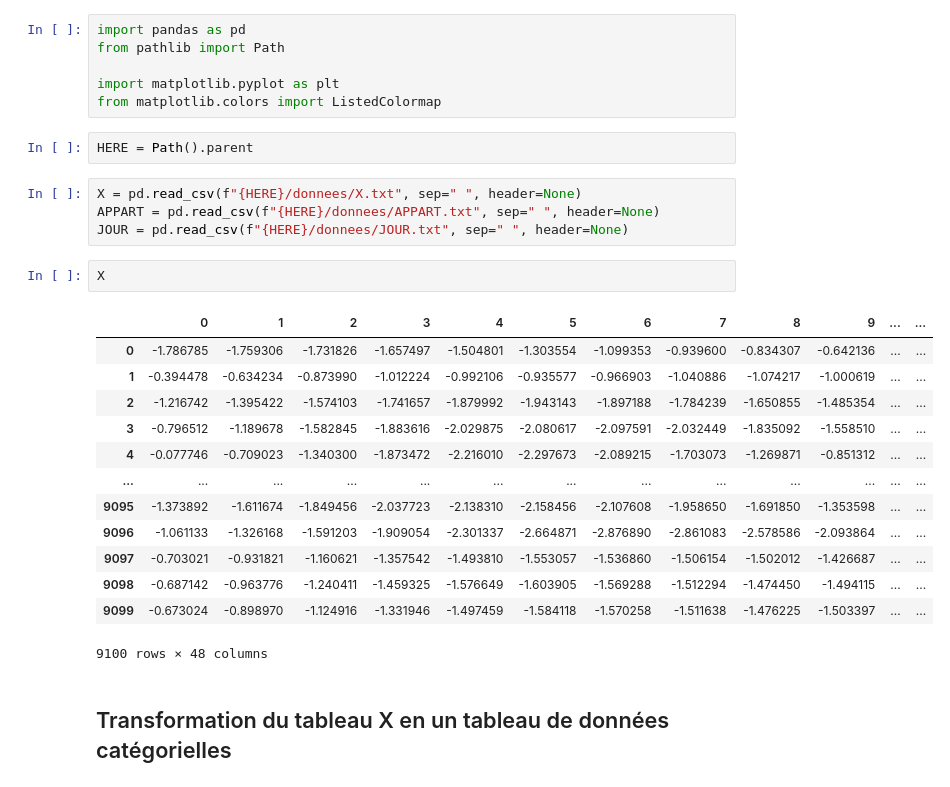
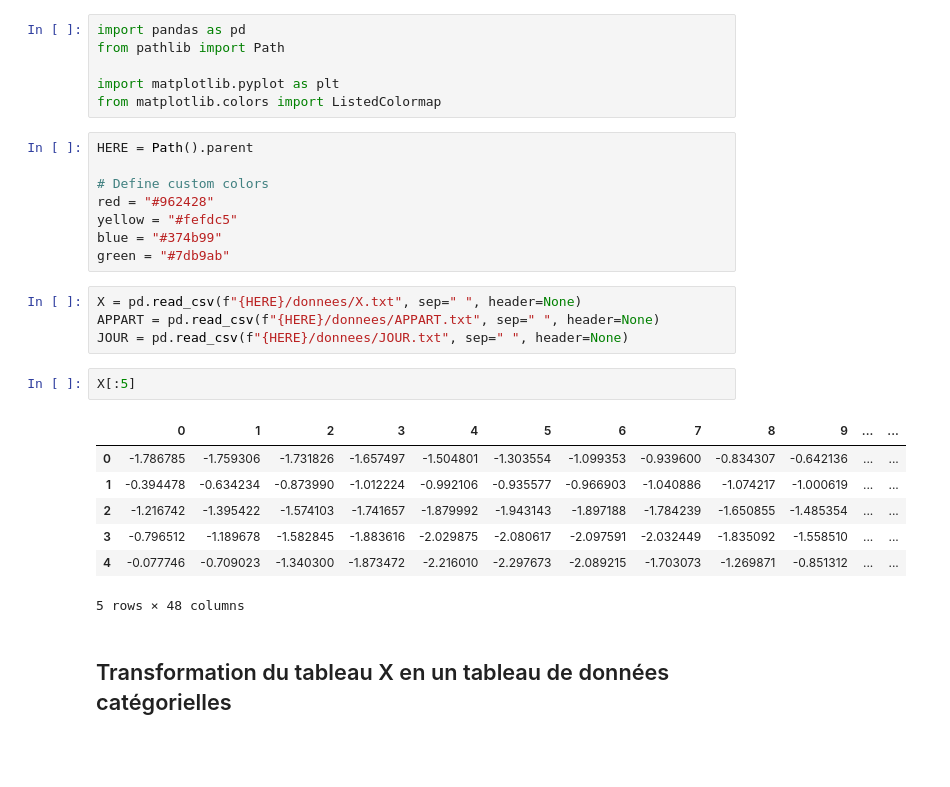
Before and after one commit to goamegah/Times-Series-Clustering, a Jupyter notebook: flat_energy_conso_cluster.ipynb, the cells around one changed output. Saved outputs shown, nothing was run; the diff lists cells and outputs as text; blank space fills up the shorter version.

```diff
--- a/flat_energy_conso_cluster.ipynb
+++ b/flat_energy_conso_cluster.ipynb
@@ -4,28 +4,28 @@ from pathlib import Path
 
 import matplotlib.pyplot as plt
 from matplotlib.colors import ListedColormap
-# %%
-HERE = Path().parent
+# %%
+HERE = Path().parent
+
+# Define custom colors
+red = "#962428"
+yellow = "#fefdc5"
+blue = "#374b99"
+green = "#7db9ab"
 # %%
 X = pd.read_csv(f"{HERE}/donnees/X.txt", sep=" ", header=None)
 APPART = pd.read_csv(f"{HERE}/donnees/APPART.txt", sep=" ", header=None)
 JOUR = pd.read_csv(f"{HERE}/donnees/JOUR.txt", sep=" ", header=None)
 # %%
-X
+X[:5]
 # %% [output]
 |  | 0 | 1 | 2 | 3 | 4 | 5 | 6 | 7 | 8 | 9 | ... | ... |
 | 0 | -1.786785 | -1.759306 | -1.731826 | -1.657497 | -1.504801 | -1.303554 | -1.099353 | -0.939600 | -0.834307 | -0.642136 | ... | ... |
 | 1 | -0.394478 | -0.634234 | -0.873990 | -1.012224 | -0.992106 | -0.935577 | -0.966903 | -1.040886 | -1.074217 | -1.000619 | ... | ... |
 | 2 | -1.216742 | -1.395422 | -1.574103 | -1.741657 | -1.879992 | -1.943143 | -1.897188 | -1.784239 | -1.650855 | -1.485354 | ... | ... |
 | 3 | -0.796512 | -1.189678 | -1.582845 | -1.883616 | -2.029875 | -2.080617 | -2.097591 | -2.032449 | -1.835092 | -1.558510 | ... | ... |
 | 4 | -0.077746 | -0.709023 | -1.340300 | -1.873472 | -2.216010 | -2.297673 | -2.089215 | -1.703073 | -1.269871 | -0.851312 | ... | ... |
-| ... | ... | ... | ... | ... | ... | ... | ... | ... | ... | ... | ... | ... |
-| 9095 | -1.373892 | -1.611674 | -1.849456 | -2.037723 | -2.138310 | -2.158456 | -2.107608 | -1.958650 | -1.691850 | -1.353598 | ... | ... |
-| 9096 | -1.061133 | -1.326168 | -1.591203 | -1.909054 | -2.301337 | -2.664871 | -2.876890 | -2.861083 | -2.578586 | -2.093864 | ... | ... |
-| 9097 | -0.703021 | -0.931821 | -1.160621 | -1.357542 | -1.493810 | -1.553057 | -1.536860 | -1.506154 | -1.502012 | -1.426687 | ... | ... |
-| 9098 | -0.687142 | -0.963776 | -1.240411 | -1.459325 | -1.576649 | -1.603905 | -1.569288 | -1.512294 | -1.474450 | -1.494115 | ... | ... |
-| 9099 | -0.673024 | -0.898970 | -1.124916 | -1.331946 | -1.497459 | -1.584118 | -1.570258 | -1.511638 | -1.476225 | -1.503397 | ... | ... |
-9100 rows × 48 columns
+5 rows × 48 columns
 # %% [markdown]
 ## Transformation du tableau X en un tableau de données catégorielles
 # %% [markdown]
```
Also changed, not shown: parts of 21 cells of this notebook.
